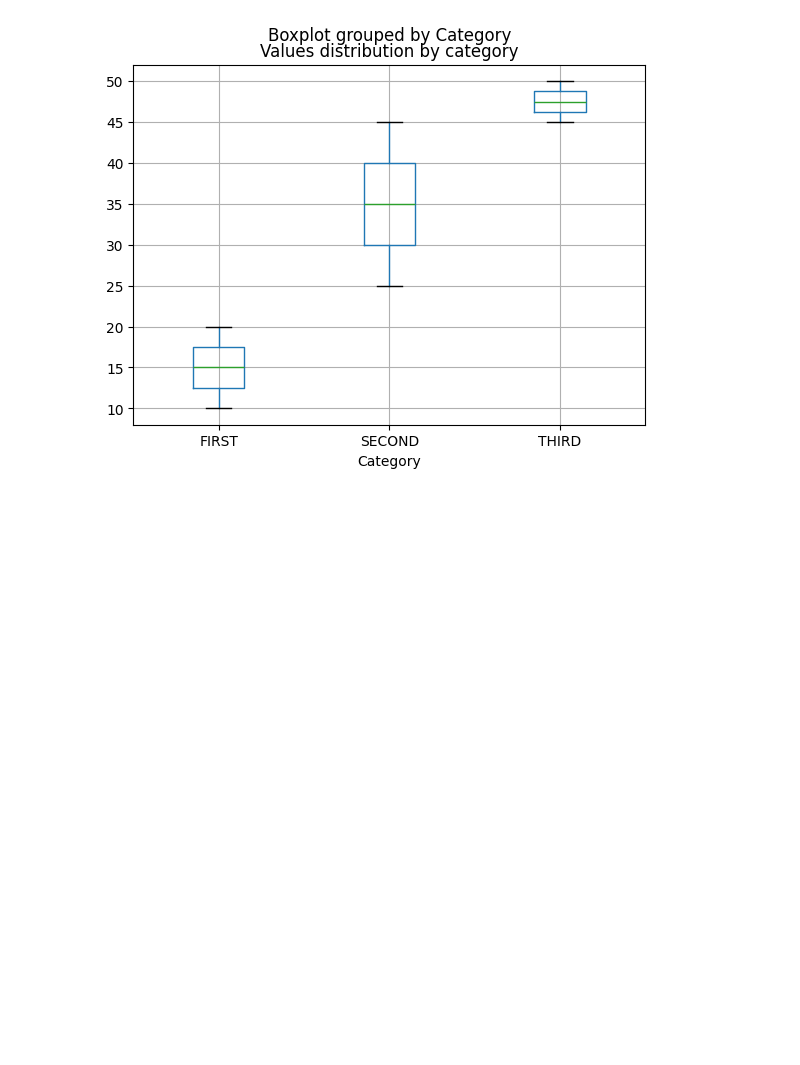
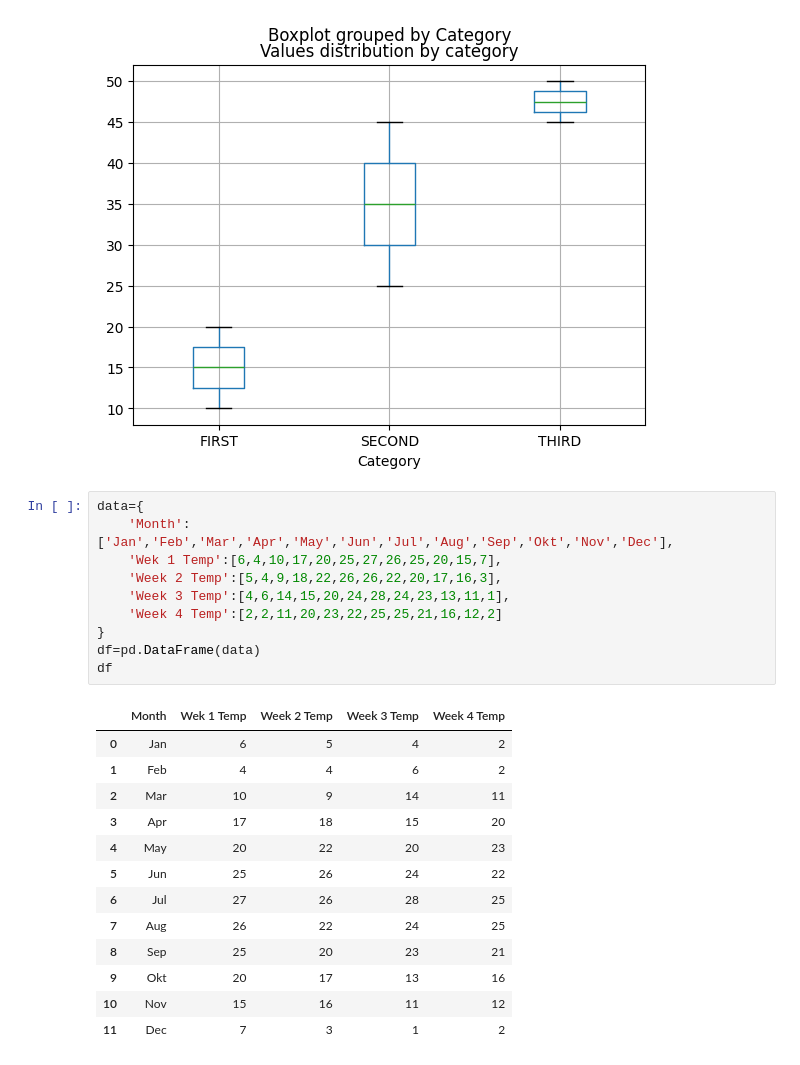
Before and after one commit to plavez/Jupyter, a Jupyter notebook: Matplotlib Examples.ipynb, the cells around one changed output. Drawn from its saved outputs; the diff is of its cells as text; blank space fills up the shorter version.

```diff
--- a/Matplotlib Examples.ipynb
+++ b/Matplotlib Examples.ipynb
@@ -142,3 +165,27 @@ plt.show
 # %% [output]
 <function matplotlib.pyplot.show(close=None, block=None)>
 [figure]
+# %%
+data={
+    'Month':['Jan','Feb','Mar','Apr','May','Jun','Jul','Aug','Sep','Okt','Nov','Dec'],
+    'Wek 1 Temp':[6,4,10,17,20,25,27,26,25,20,15,7],
+    'Week 2 Temp':[5,4,9,18,22,26,26,22,20,17,16,3],
+    'Week 3 Temp':[4,6,14,15,20,24,28,24,23,13,11,1],
+    'Week 4 Temp':[2,2,11,20,23,22,25,25,21,16,12,2]
+}
+df=pd.DataFrame(data)
+df
+# %% [output]
+|  | Month | Wek 1 Temp | Week 2 Temp | Week 3 Temp | Week 4 Temp |
+| 0 | Jan | 6 | 5 | 4 | 2 |
+| 1 | Feb | 4 | 4 | 6 | 2 |
+| 2 | Mar | 10 | 9 | 14 | 11 |
+| 3 | Apr | 17 | 18 | 15 | 20 |
+| 4 | May | 20 | 22 | 20 | 23 |
+| 5 | Jun | 25 | 26 | 24 | 22 |
+| 6 | Jul | 27 | 26 | 28 | 25 |
+| 7 | Aug | 26 | 22 | 24 | 25 |
+| 8 | Sep | 25 | 20 | 23 | 21 |
+| 9 | Okt | 20 | 17 | 13 | 16 |
+| 10 | Nov | 15 | 16 | 11 | 12 |
+| 11 | Dec | 7 | 3 | 1 | 2 |
```
Also changed, not shown: parts of 4 cells of this notebook.
